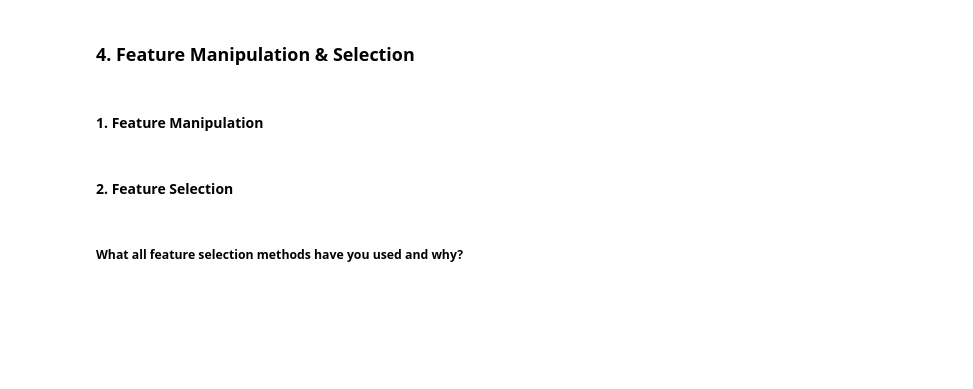
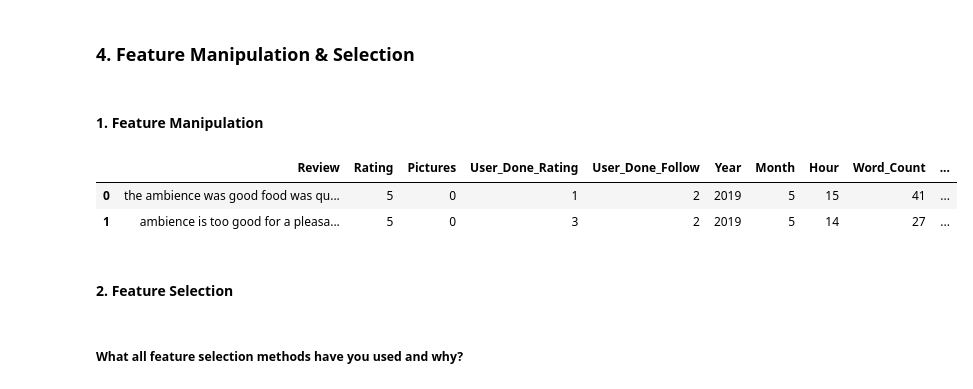
Before and after one commit to Manoharjha333/Zomato-Restaurant-Clustering-And-Sentiment-Analysis, a Jupyter notebook: Zomato_Restaurant_Clustering_And_Sentiment_Analysis.ipynb, the cells around one changed output. Drawn from its saved outputs; the diff is of its cells as text; code cells hidden in the pictures; blank space fills up the shorter version.

```diff
--- a/Zomato_Restaurant_Clustering_And_Sentiment_Analysis.ipynb
+++ b/Zomato_Restaurant_Clustering_And_Sentiment_Analysis.ipynb
@@ -1850,0 +1848,31 @@ Answer Here.
+# %%
+# Manipulate Features to minimize feature correlation and create new features for review dataset
+
+# Drop irrelevant columns for feature engineering
+df = review.drop(['Restaurant', 'Reviewer'], axis=1)
+
+# Convert numeric columns to strings for concatenation
+df['Rating'] = df['Rating'].astype(str)
+df['User_Done_Follow'] = df['User_Done_Follow'].astype(str)
+df['User_Done_Rating'] = df['User_Done_Rating'].astype(str)
+df['Word_Count'] = df['Word_Count'].astype(str)
+
+# Create new features
+df['Rating_Squared'] = df['Rating'].astype(float) ** 2
+df['Follow_Ratio'] = df['User_Done_Follow'].astype(float) / (df['User_Done_Rating'].astype(float) + 1)  # Avoid division by zero
+df['Rating_Word_Count_Ratio'] = df['Rating'].astype(float) / (df['Word_Count'].astype(float) + 1)  # Avoid division by zero
+
+# Minimize feature correlation
+correlation_matrix = df.corr().abs()
+upper_triangular = correlation_matrix.where(np.triu(np.ones(correlation_matrix.shape), k=1).astype(np.bool))
+to_drop = [column for column in upper_triangular.columns if any(upper_triangular[column] > 0.7)]
+
+# Drop highly correlated features
+df = df.drop(to_drop, axis=1)
+
+# Display the manipulated DataFrame
+df.head(2)
+# %% [output]
+|  | Review | Rating | Pictures | User_Done_Rating | User_Done_Follow | Year | Month | Hour | Word_Count | ... |
+| 0 | the ambience was good food was qu... | 5 | 0 | 1 | 2 | 2019 | 5 | 15 | 41 | ... |
+| 1 | ambience is too good for a pleasa... | 5 | 0 | 3 | 2 | 2019 | 5 | 14 | 27 | ... |
```
Also changed, not shown: parts of 30 cells of this notebook.
